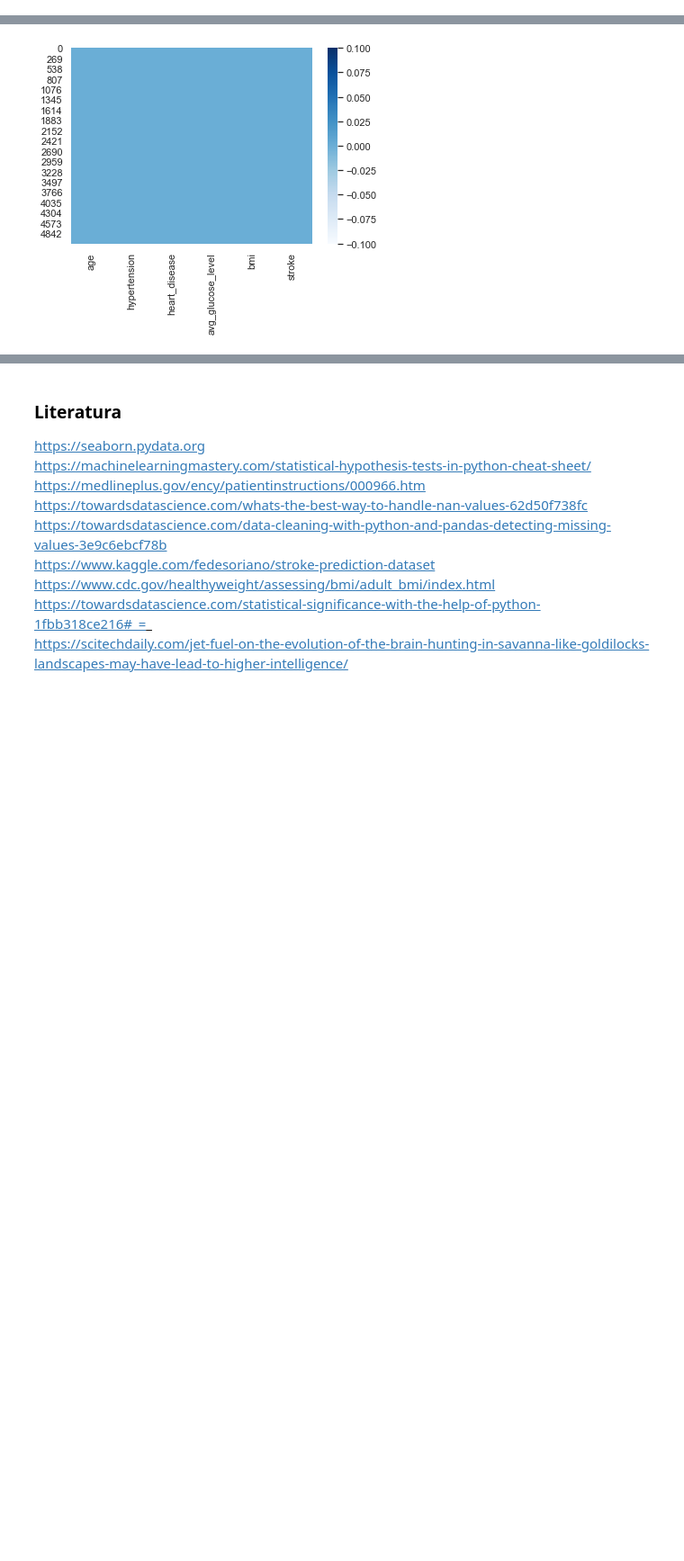
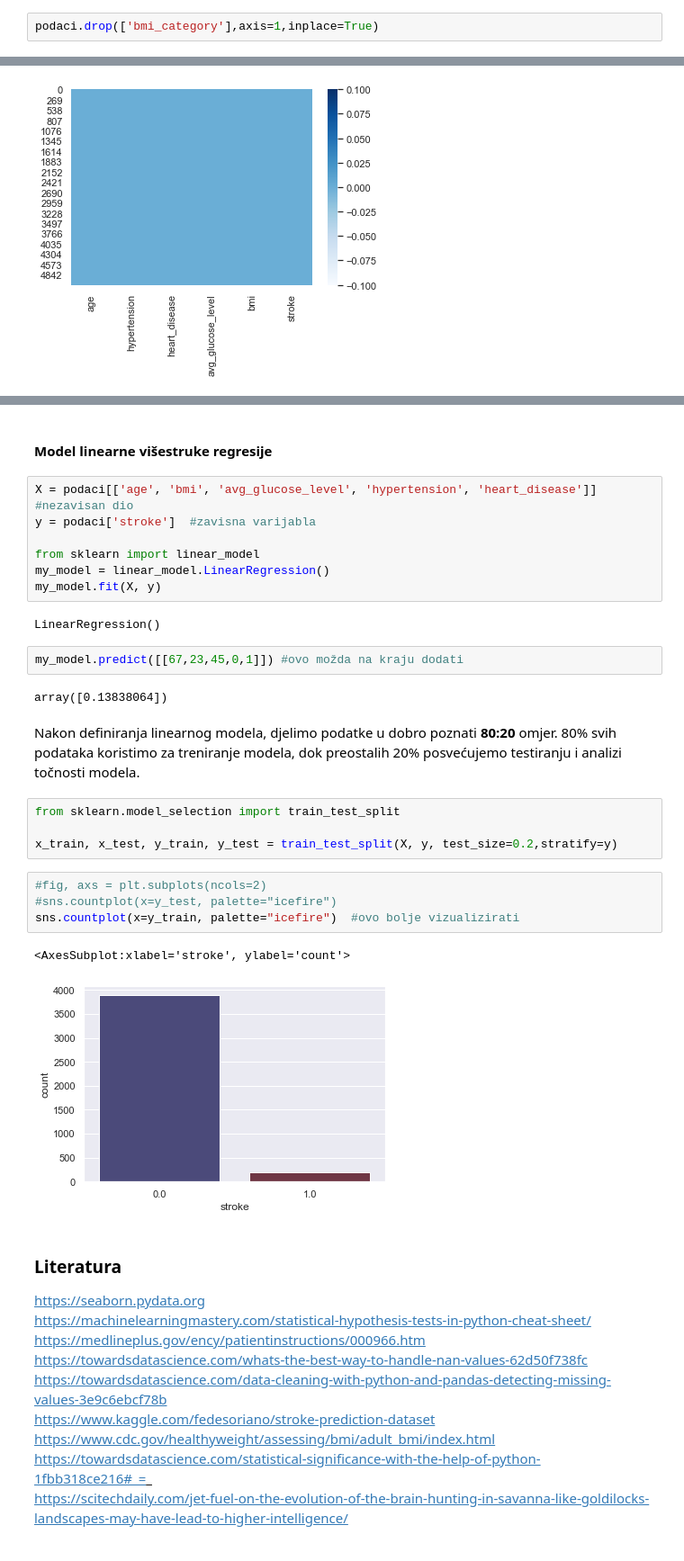
Before and after one commit to matsoftver/Esej, a Jupyter notebook: Esej.ipynb, the cells around one changed output, grey strips where cells are left out. Shown at 90% size. Drawn from its saved outputs; the diff is of its cells as text; blank space fills up the shorter version.

Commit message:
Razvijen linearni model

```diff
--- a/Esej.ipynb
+++ b/Esej.ipynb
@@ -324,3 +324,5 @@ sns.boxplot(x='bmi_category',y='bmi',data=podaci, palette='Blues')
 [figure]
 # %% [markdown]
 ##ovo mi se fkt neda analizirat sad
+# %%
+podaci.drop(['bmi_category'],axis=1,inplace=True)
@@ -574,3 +578,31 @@ MICE algoritmom riješili smo se *NaN* vrijednosti. Inače, algoritam ima veliku
+# %% [markdown]
+#### Model linearne višestruke regresije
+# %%
+X = podaci[['age', 'bmi', 'avg_glucose_level', 'hypertension', 'heart_disease']]  #nezavisan dio
+y = podaci['stroke']  #zavisna varijabla
+
+from sklearn import linear_model
+my_model = linear_model.LinearRegression()
+my_model.fit(X, y)
+# %% [output]
+LinearRegression()
+# %%
+my_model.predict([[67,23,45,0,1]]) #ovo možda na kraju dodati
+# %% [output]
+array([0.13838064])
+# %% [markdown]
+Nakon definiranja linearnog modela, djelimo podatke u dobro poznati **80:20** omjer. 80% svih podataka koristimo za treniranje modela, dok preostalih 20% posvećujemo testiranju i analizi točnosti modela.
+# %%
+from sklearn.model_selection import train_test_split
+
+x_train, x_test, y_train, y_test = train_test_split(X, y, test_size=0.2,stratify=y)
+# %%
+#fig, axs = plt.subplots(ncols=2)
+#sns.countplot(x=y_test, palette="icefire")
+sns.countplot(x=y_train, palette="icefire")  #ovo bolje vizualizirati
+# %% [output]
+<AxesSubplot:xlabel='stroke', ylabel='count'>
+[figure, added]
 # %% [markdown]
 ### Literatura
 https://seaborn.pydata.org<br>
```
Also changed, not shown: parts of 5 cells of this notebook.
